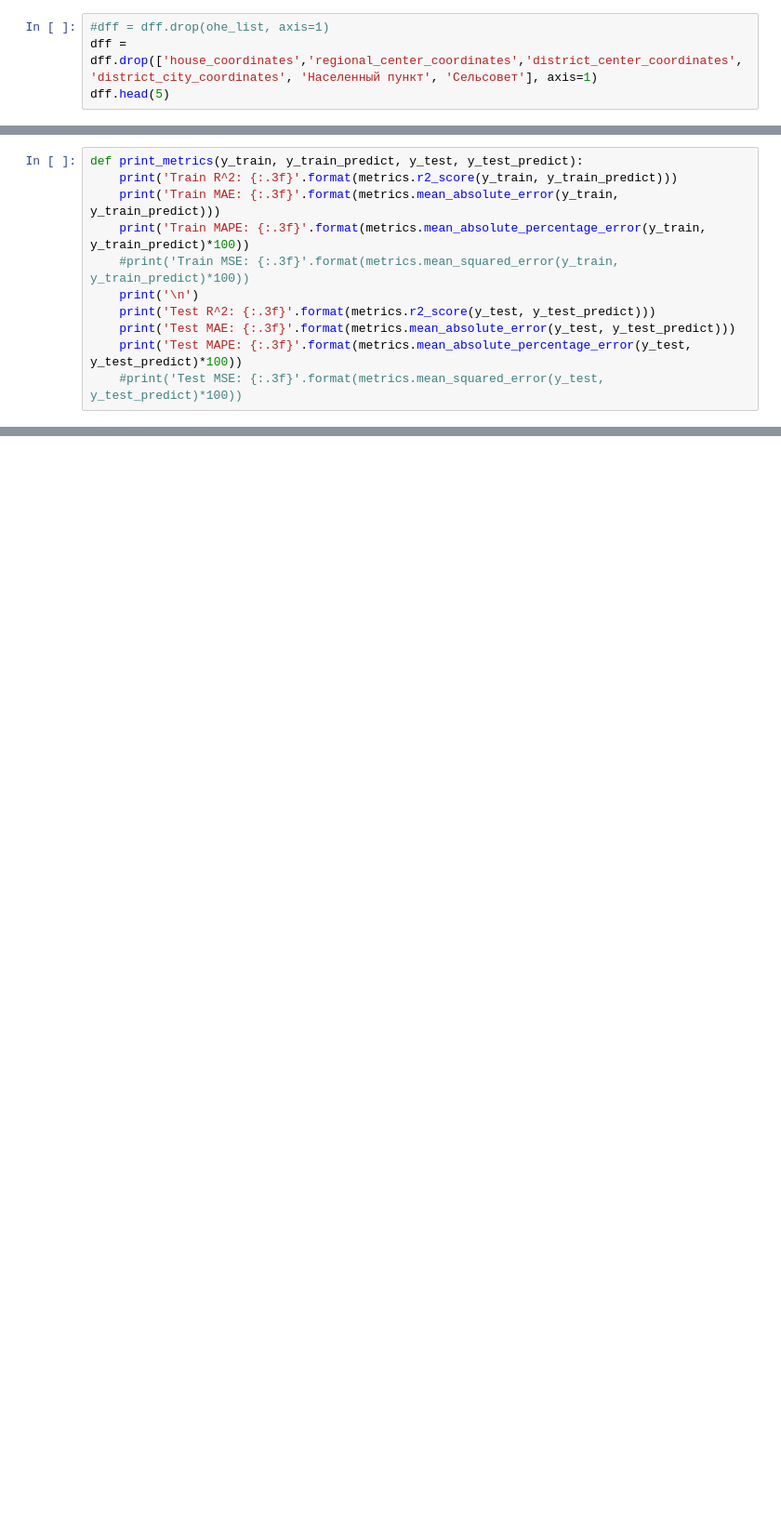
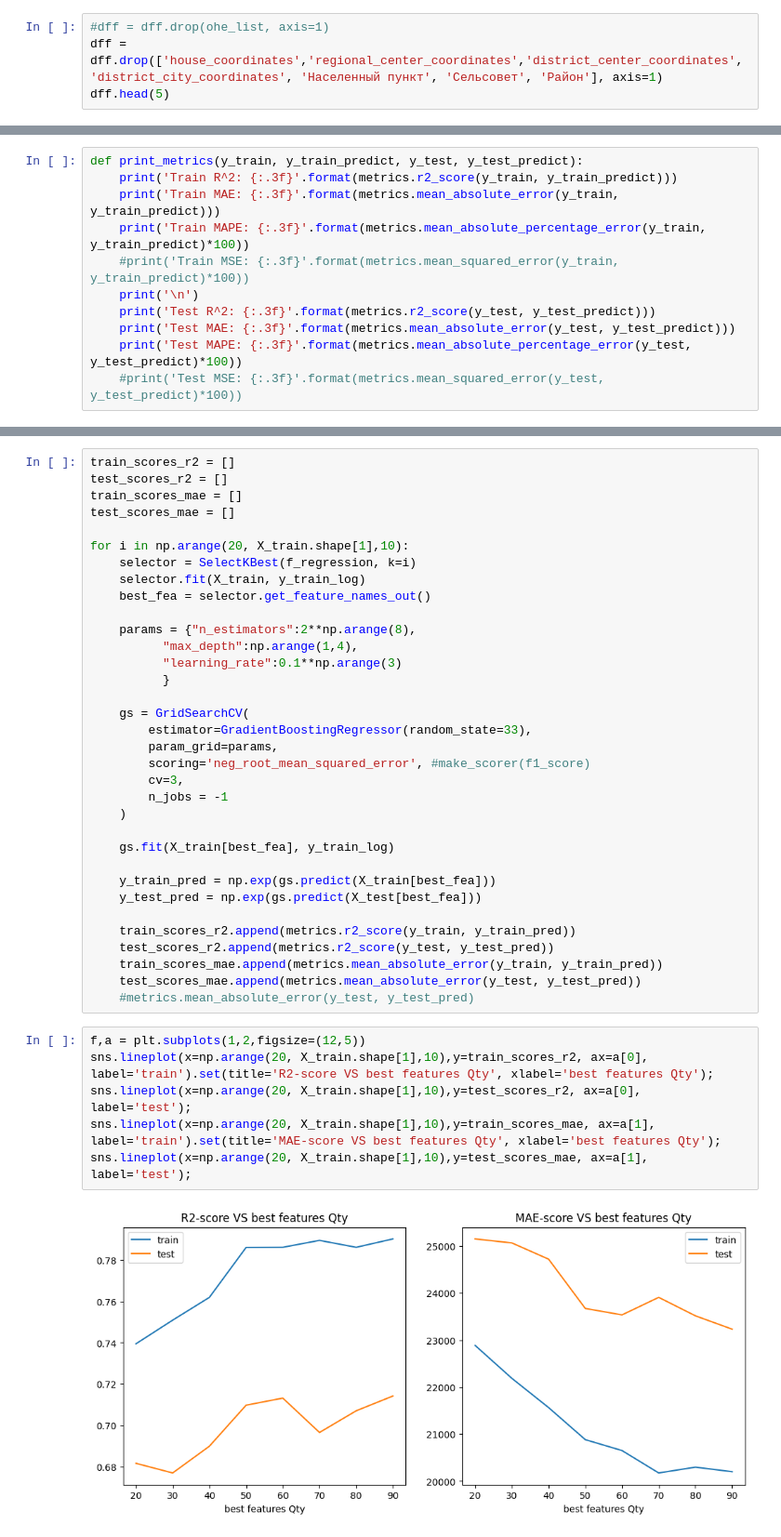
Before and after one commit to ssiarhei115/CountryHouse-price-prediction, a Jupyter notebook: code.ipynb, the cells around one changed output, grey strips where cells are left out. Shown at 93% size. Cells and saved outputs as stored; diff of their text form; blank space fills up the shorter version.

```diff
--- a/code.ipynb
+++ b/code.ipynb
@@ -830,6 +790,6 @@ dff
 # %%
 #dff = dff.drop(ohe_list, axis=1)
-dff = dff.drop(['house_coordinates','regional_center_coordinates','district_center_coordinates', 'district_city_coordinates', 'Населенный пункт', 'Сельсовет'], axis=1)
+dff = dff.drop(['house_coordinates','regional_center_coordinates','district_center_coordinates', 'district_city_coordinates', 'Населенный пункт', 'Сельсовет', 'Район'], axis=1)
 dff.head(5)
 # %% [output]
 |  | Телефон | Баня | Гараж | Сад | Хозпостройки | Рядом лес | Водоем | Ландшафтный дизайн | Теплица | ... |
@@ -1043 +1007,43 @@ Test MAPE: 41.980
+# %%
+train_scores_r2 = []
+test_scores_r2 = []
+train_scores_mae = []
+test_scores_mae = []
+
+for i in np.arange(20, X_train.shape[1],10):
+    selector = SelectKBest(f_regression, k=i)
+    selector.fit(X_train, y_train_log)
+    best_fea = selector.get_feature_names_out()
+
+    params = {"n_estimators":2**np.arange(8),
+          "max_depth":np.arange(1,4),
+          "learning_rate":0.1**np.arange(3)
+          }
+
+    gs = GridSearchCV(
+        estimator=GradientBoostingRegressor(random_state=33),
+        param_grid=params,
+        scoring='neg_root_mean_squared_error', #make_scorer(f1_score)
+        cv=3,
+        n_jobs = -1
+    )
+
+    gs.fit(X_train[best_fea], y_train_log)
+
+    y_train_pred = np.exp(gs.predict(X_train[best_fea]))
+    y_test_pred = np.exp(gs.predict(X_test[best_fea]))
+
+    train_scores_r2.append(metrics.r2_score(y_train, y_train_pred))
+    test_scores_r2.append(metrics.r2_score(y_test, y_test_pred))
+    train_scores_mae.append(metrics.mean_absolute_error(y_train, y_train_pred))
+    test_scores_mae.append(metrics.mean_absolute_error(y_test, y_test_pred))
+    #metrics.mean_absolute_error(y_test, y_test_pred)
+# %%
+f,a = plt.subplots(1,2,figsize=(12,5))
+sns.lineplot(x=np.arange(20, X_train.shape[1],10),y=train_scores_r2, ax=a[0], label='train').set(title='R2-score VS best features Qty', xlabel='best features Qty');
+sns.lineplot(x=np.arange(20, X_train.shape[1],10),y=test_scores_r2, ax=a[0], label='test');
+sns.lineplot(x=np.arange(20, X_train.shape[1],10),y=train_scores_mae, ax=a[1], label='train').set(title='MAE-score VS best features Qty', xlabel='best features Qty');
+sns.lineplot(x=np.arange(20, X_train.shape[1],10),y=test_scores_mae, ax=a[1], label='test');
+# %% [output]
+[figure, added]
 # %%
```
Also changed, not shown: parts of 28 cells of this notebook, 1 other file.
